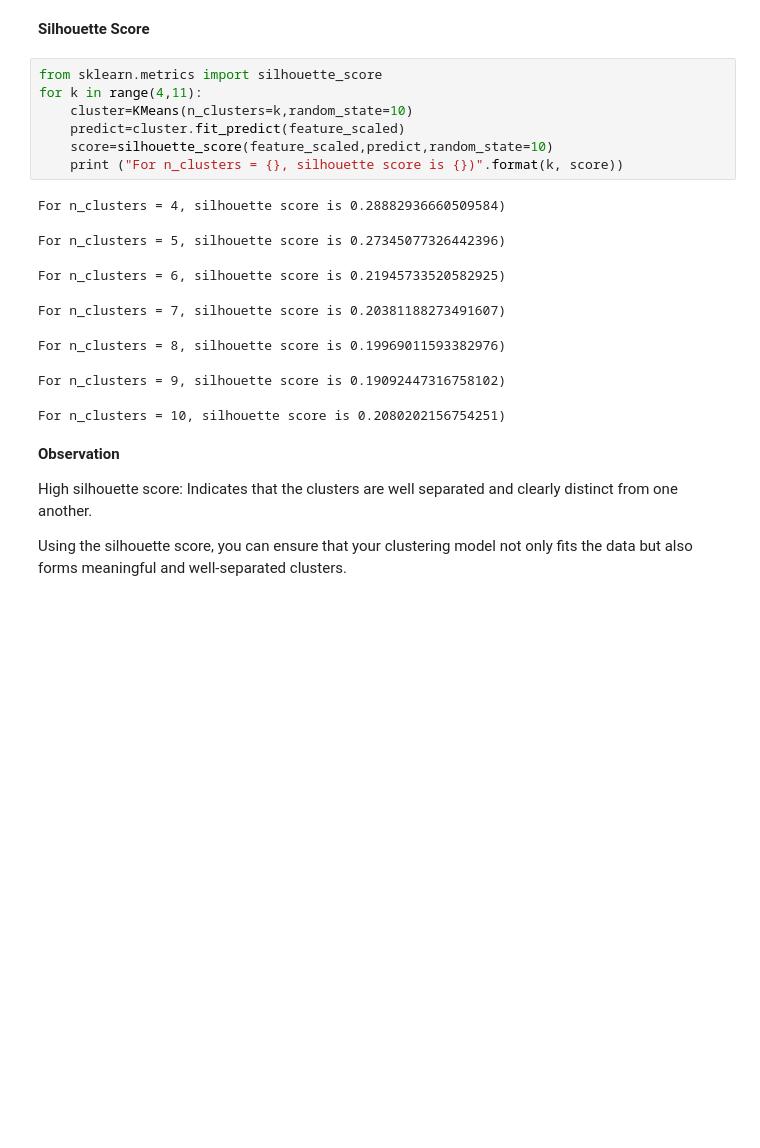
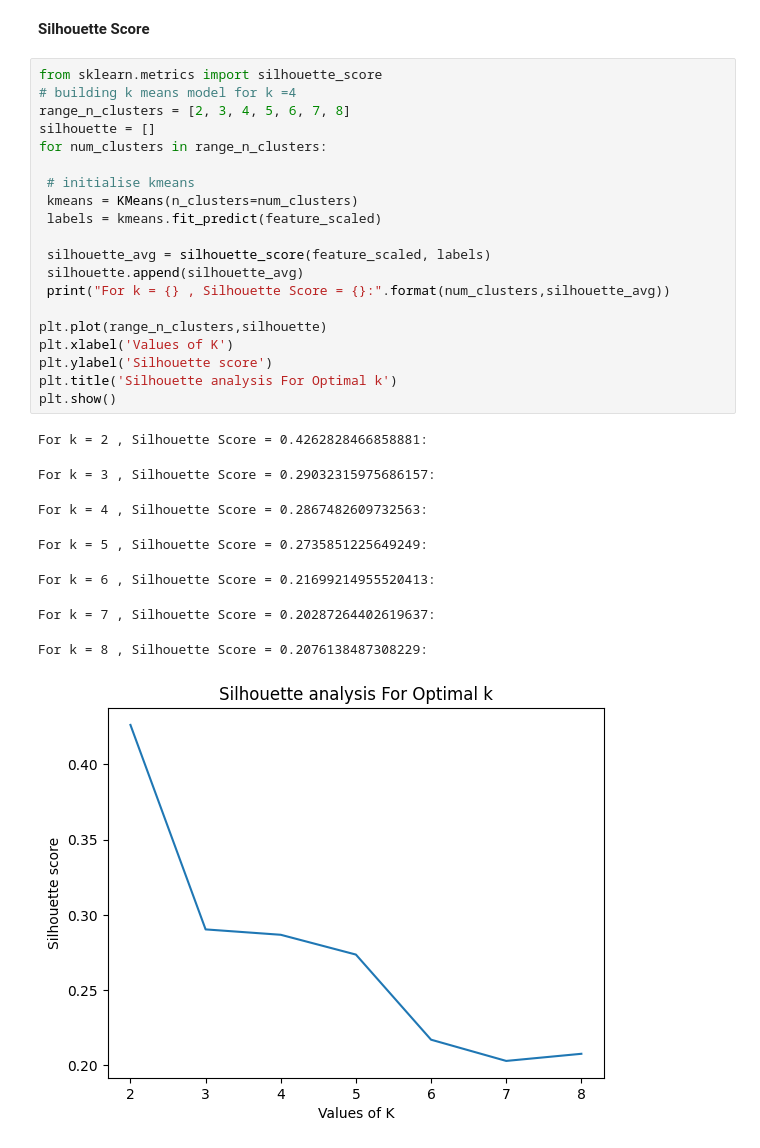
Before and after one commit to anuj123-45/Customer_Segmentation, a Jupyter notebook: Customer_Segementation.ipynb, the cells around one changed output. Drawn from its saved outputs; the diff is of its cells as text; blank space fills up the shorter version.

```diff
--- a/Customer_Segementation.ipynb
+++ b/Customer_Segementation.ipynb
@@ -283,25 +283,33 @@ so, it's hard to find the elbow point
 We can go to Silhouette Score to find the no. of clusters
 # %% [markdown]
 **Silhouette Score**
-# %%
-from sklearn.metrics import silhouette_score
-for k in range(4,11):
-    cluster=KMeans(n_clusters=k,random_state=10)
-    predict=cluster.fit_predict(feature_scaled)
-    score=silhouette_score(feature_scaled,predict,random_state=10)
-    print ("For n_clusters = {}, silhouette score is {})".format(k, score))
-# %% [output]
-For n_clusters = 4, silhouette score is 0.28882936660509584)
-For n_clusters = 5, silhouette score is 0.27345077326442396)
-For n_clusters = 6, silhouette score is 0.21945733520582925)
-For n_clusters = 7, silhouette score is 0.20381188273491607)
-For n_clusters = 8, silhouette score is 0.19969011593382976)
-For n_clusters = 9, silhouette score is 0.19092447316758102)
-For n_clusters = 10, silhouette score is 0.2080202156754251)
-# %% [markdown]
-**Observation**
-
-High silhouette score: Indicates that the clusters are well separated and clearly distinct from one another.
-
-Using the silhouette score, you can ensure that your clustering model not only fits the data but also forms meaningful and well-separated clusters.
+# %%
+from sklearn.metrics import silhouette_score
+# building k means model for k =4
+range_n_clusters = [2, 3, 4, 5, 6, 7, 8]
+silhouette = []
+for num_clusters in range_n_clusters:
+
+ # initialise kmeans
+ kmeans = KMeans(n_clusters=num_clusters)
+ labels = kmeans.fit_predict(feature_scaled)
+
+ silhouette_avg = silhouette_score(feature_scaled, labels)
+ silhouette.append(silhouette_avg)
+ print("For k = {} , Silhouette Score = {}:".format(num_clusters,silhouette_avg))
+
+plt.plot(range_n_clusters,silhouette)
+plt.xlabel('Values of K')
+plt.ylabel('Silhouette score')
+plt.title('Silhouette analysis For Optimal k')
+plt.show()
+# %% [output]
+For k = 2 , Silhouette Score = 0.4262828466858881:
+For k = 3 , Silhouette Score = 0.29032315975686157:
+For k = 4 , Silhouette Score = 0.2867482609732563:
+For k = 5 , Silhouette Score = 0.2735851225649249:
+For k = 6 , Silhouette Score = 0.21699214955520413:
+For k = 7 , Silhouette Score = 0.20287264402619637:
+For k = 8 , Silhouette Score = 0.2076138487308229:
+[figure, added]
 # %%
```
Also changed, not shown: parts of 14 cells of this notebook.
